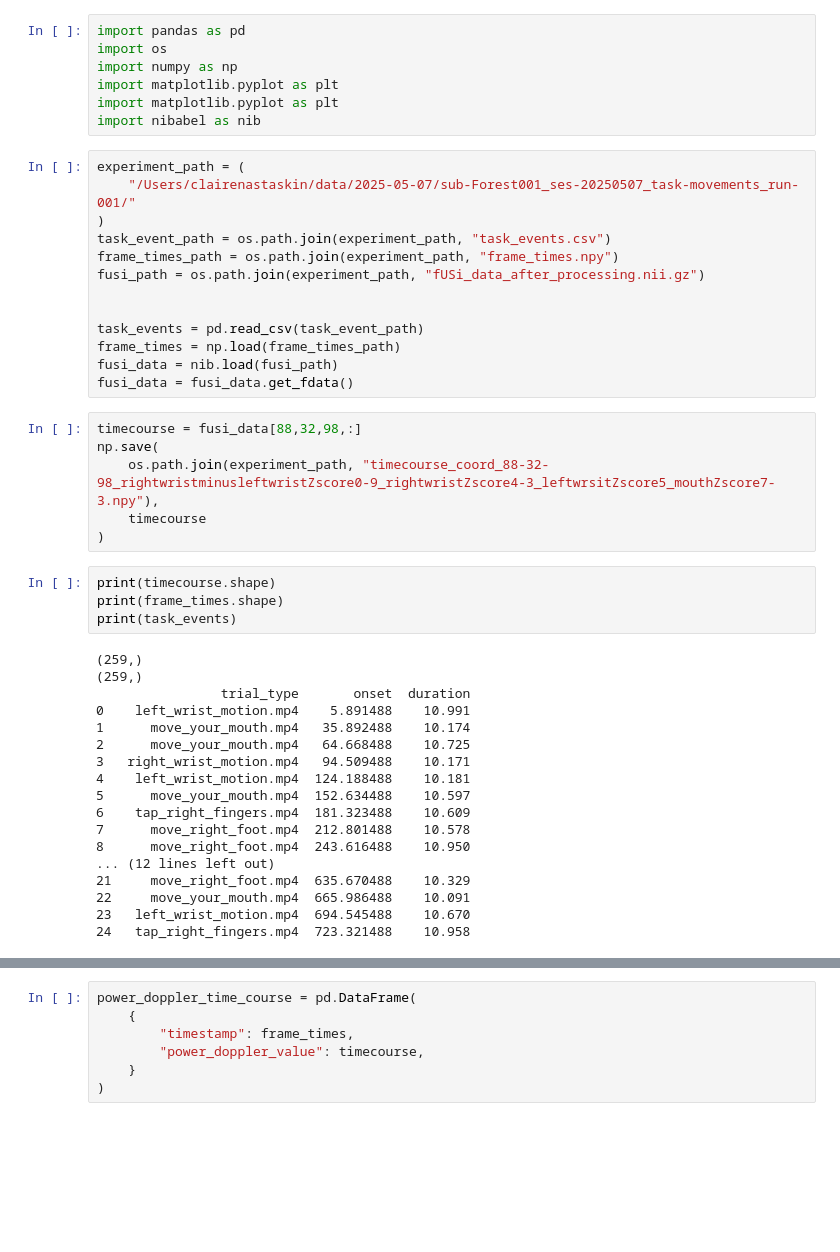
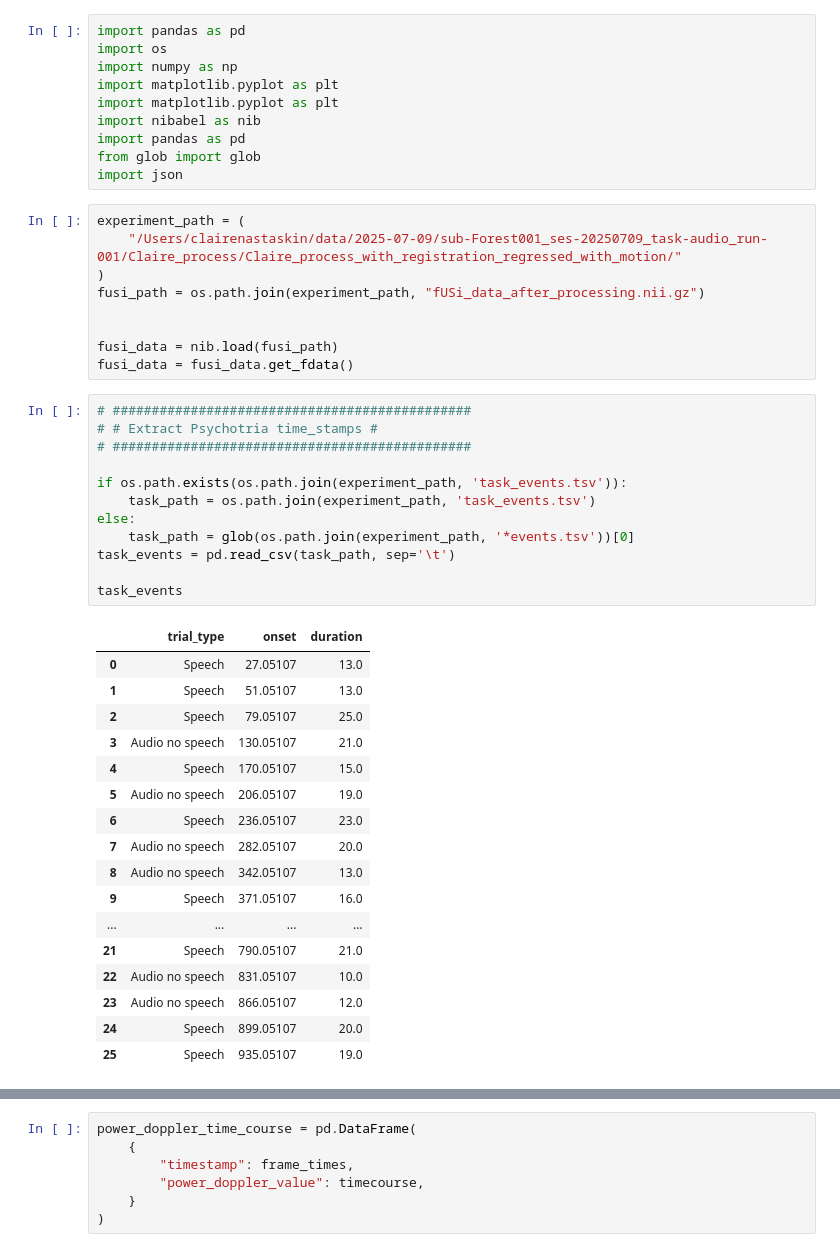
Before and after one commit to ClaireNastaskin/processing_fusi, a Jupyter notebook: Experiments/process_single_time_course_forest1.ipynb, the cells around one changed output, grey strips where cells are left out. Saved outputs shown, nothing was run; the diff lists cells and outputs as text; blank space fills up the shorter version.

```diff
--- a/Experiments/process_single_time_course_forest1.ipynb
+++ b/Experiments/process_single_time_course_forest1.ipynb
@@ -5,44 +5,45 @@ import numpy as np
 import matplotlib.pyplot as plt
 import matplotlib.pyplot as plt
 import nibabel as nib
+import pandas as pd
+from glob import glob
+import json
 # %%
 experiment_path = (
-    "/Users/clairenastaskin/data/2025-05-07/sub-Forest001_ses-20250507_task-movements_run-001/"
+    "/Users/clairenastaskin/data/2025-07-09/sub-Forest001_ses-20250709_task-audio_run-001/Claire_process/Claire_process_with_registration_regressed_with_motion/"
 )
-task_event_path = os.path.join(experiment_path, "task_events.csv")
-frame_times_path = os.path.join(experiment_path, "frame_times.npy")
 fusi_path = os.path.join(experiment_path, "fUSi_data_after_processing.nii.gz")
 
 
-task_events = pd.read_csv(task_event_path)
-frame_times = np.load(frame_times_path)
 fusi_data = nib.load(fusi_path)
 fusi_data = fusi_data.get_fdata()
-# %%
-timecourse = fusi_data[88,32,98,:]
-np.save(
-    os.path.join(experiment_path, "timecourse_coord_88-32-98_rightwristminusleftwristZscore0-9_rightwristZscore4-3_leftwrsitZscore5_mouthZscore7-3.npy"),
-    timecourse
-)
-# %%
-print(timecourse.shape)
-print(frame_times.shape)
-print(task_events)
-# %% [output]
-(259,)
-(259,)
-                trial_type       onset  duration
-0    left_wrist_motion.mp4    5.891488    10.991
-1      move_your_mouth.mp4   35.892488    10.174
-2      move_your_mouth.mp4   64.668488    10.725
-3   right_wrist_motion.mp4   94.509488    10.171
-4    left_wrist_motion.mp4  124.188488    10.181
-5      move_your_mouth.mp4  152.634488    10.597
-6    tap_right_fingers.mp4  181.323488    10.609
-7      move_right_foot.mp4  212.801488    10.578
-8      move_right_foot.mp4  243.616488    10.950
-... (12 lines left out)
-21     move_right_foot.mp4  635.670488    10.329
-22     move_your_mouth.mp4  665.986488    10.091
-23   left_wrist_motion.mp4  694.545488    10.670
-24   tap_right_fingers.mp4  723.321488    10.958
+# %%
+# ##############################################
+# # Extract Psychotria time_stamps #
+# ##############################################
+
+if os.path.exists(os.path.join(experiment_path, 'task_events.tsv')):
+    task_path = os.path.join(experiment_path, 'task_events.tsv')
+else:
+    task_path = glob(os.path.join(experiment_path, '*events.tsv'))[0]
+task_events = pd.read_csv(task_path, sep='\t')
+
+task_events
+# %% [output]
+|  | trial_type | onset | duration |
+| 0 | Speech | 27.05107 | 13.0 |
+| 1 | Speech | 51.05107 | 13.0 |
+| 2 | Speech | 79.05107 | 25.0 |
+| 3 | Audio no speech | 130.05107 | 21.0 |
+| 4 | Speech | 170.05107 | 15.0 |
+| 5 | Audio no speech | 206.05107 | 19.0 |
+| 6 | Speech | 236.05107 | 23.0 |
+| 7 | Audio no speech | 282.05107 | 20.0 |
+| 8 | Audio no speech | 342.05107 | 13.0 |
+| 9 | Speech | 371.05107 | 16.0 |
+| ... | ... | ... | ... |
+| 21 | Speech | 790.05107 | 21.0 |
+| 22 | Audio no speech | 831.05107 | 10.0 |
+| 23 | Audio no speech | 866.05107 | 12.0 |
+| 24 | Speech | 899.05107 | 20.0 |
+| 25 | Speech | 935.05107 | 19.0 |
```
Also changed, not shown: parts of 4 cells of this notebook, 22 other files.
